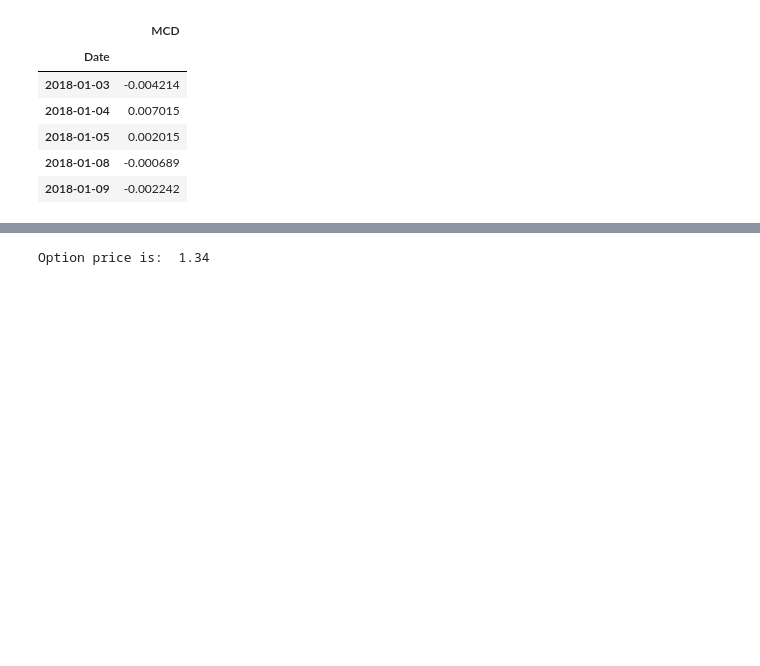
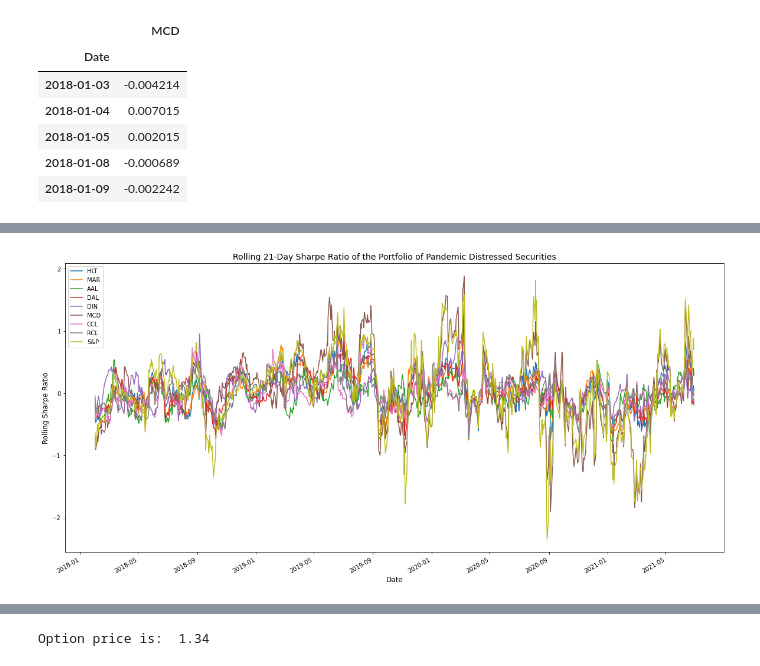
Before and after one commit to ronin2021/Analysis_of_Distressed_Securities_and_Implementing_Black_Scholes_Merton_Model_for_Options, a Jupyter notebook: sector_analysis.ipynb, the cells around one changed output, grey strips where cells are left out. Saved outputs shown, nothing was run; the diff lists cells and outputs as text; code cells hidden in the pictures; blank space fills up the shorter version.

```diff
--- a/sector_analysis.ipynb
+++ b/sector_analysis.ipynb
@@ -411,0 +444,79 @@ RR_HLT
+# %%
+# Rolling 21-day means of returns
+rolling_mean_HLT = all_daily_returns_df['HLT'].rolling(window=21).mean()
+rolling_mean_HLT.dropna(inplace=True)
+rolling_mean_MAR = all_daily_returns_df['MAR'].rolling(window=21).mean()
+rolling_mean_MAR.dropna(inplace=True)
+rolling_mean_AAL = all_daily_returns_df['AAL'].rolling(window=21).mean()
+rolling_mean_AAL.dropna(inplace=True)
+rolling_mean_DAL = all_daily_returns_df['DAL'].rolling(window=21).mean()
+rolling_mean_DAL.dropna(inplace=True)
+rolling_mean_DIN = all_daily_returns_df['DIN'].rolling(window=21).mean()
+rolling_mean_DIN.dropna(inplace=True)
+rolling_mean_MCD = all_daily_returns_df['MCD'].rolling(window=21).mean()
+rolling_mean_MCD.dropna(inplace=True)
+rolling_mean_CCL = all_daily_returns_df['CCL'].rolling(window=21).mean()
+rolling_mean_CCL.dropna(inplace=True)
+rolling_mean_RCL = all_daily_returns_df['RCL'].rolling(window=21).mean()
+rolling_mean_RCL.dropna(inplace=True)
+rolling_mean_INX = all_daily_returns_df['S&P'].rolling(window=21).mean()
+rolling_mean_INX.dropna(inplace=True)
+
+
+# Rolling 21-mean of the risk free rate
+rolling_mean_TNX = all_daily_returns_df['TNX'].rolling(window=21).mean()
+rolling_mean_TNX.dropna(inplace=True)
+
+# Rolling 21-day std of returns
+rolling_std_HLT = all_daily_returns_df['HLT'].rolling(window=21).std()
+rolling_std_HLT.dropna(inplace=True)
+rolling_std_MAR = all_daily_returns_df['MAR'].rolling(window=21).std()
+rolling_std_MAR.dropna(inplace=True)
+rolling_std_AAL = all_daily_returns_df['AAL'].rolling(window=21).std()
+rolling_std_AAL.dropna(inplace=True)
+rolling_std_DAL = all_daily_returns_df['DAL'].rolling(window=21).std()
+rolling_std_DAL.dropna(inplace=True)
+rolling_std_DIN = all_daily_returns_df['DIN'].rolling(window=21).std()
+rolling_std_DIN.dropna(inplace=True)
+rolling_std_MCD = all_daily_returns_df['MCD'].rolling(window=21).std()
+rolling_std_MCD.dropna(inplace=True)
+rolling_std_CCL = all_daily_returns_df['CCL'].rolling(window=21).std()
+rolling_std_CCL.dropna(inplace=True)
+rolling_std_RCL = all_daily_returns_df['RCL'].rolling(window=21).std()
+rolling_std_RCL.dropna(inplace=True)
+rolling_std_INX = all_daily_returns_df['S&P'].rolling(window=21).std()
+rolling_std_INX.dropna(inplace=True)
+
+# Rolling 21-day Sharpe ratio
+rolling_sharp_HLT = (rolling_mean_HLT - rolling_mean_TNX) / rolling_std_HLT
+rolling_sharp_MAR = (rolling_mean_MAR - rolling_mean_TNX) / rolling_std_MAR
+rolling_sharp_AAL = (rolling_mean_AAL - rolling_mean_TNX) / rolling_std_AAL
+rolling_sharp_DAL = (rolling_mean_DAL - rolling_mean_TNX) / rolling_std_DAL
+rolling_sharp_DIN = (rolling_mean_DIN - rolling_mean_TNX) / rolling_std_DIN
+rolling_sharp_MCD = (rolling_mean_MCD - rolling_mean_TNX) / rolling_std_MCD
+rolling_sharp_CCL = (rolling_mean_CCL - rolling_mean_TNX) / rolling_std_CCL
+rolling_sharp_RCL = (rolling_mean_RCL - rolling_mean_TNX) / rolling_std_RCL
+rolling_sharp_INX = (rolling_mean_INX - rolling_mean_TNX) / rolling_std_INX
+
+# Set the figure of the chart and plot each beta trend on the single figure
+ax = rolling_sharp_HLT.plot(figsize=(20,10))
+rolling_sharp_MAR.plot(ax=ax)
+rolling_sharp_AAL.plot(ax=ax)
+rolling_sharp_DAL.plot(ax=ax)
+rolling_sharp_DIN.plot(ax=ax)
+rolling_sharp_MCD.plot(ax=ax)
+rolling_sharp_CCL.plot(ax=ax)
+rolling_sharp_RCL.plot(ax=ax)
+rolling_sharp_INX.plot(ax=ax)
+
+# Plot the rolling 21-day Sharpe ratios
+ax.set_ylabel("Rolling Sharpe Ratio", fontsize = 12)
+ax.set_xlabel("Date", fontsize = 12)
+ax.set_title("Rolling 21-Day Sharpe Ratio of the Portfolio of Pandemic Distressed Securities", fontsize = 14)
+
+ax.legend(['HLT',
+           'MAR',
+           'AAL',
+           'DAL',
+           'DIN', 'MCD', 'CCL', 'RCL', 'S&P'])
+# %% [output]
@@ -411,0 +524 @@ RR_HLT
+[figure, added]
```
Also changed, not shown: parts of 44 cells of this notebook.
